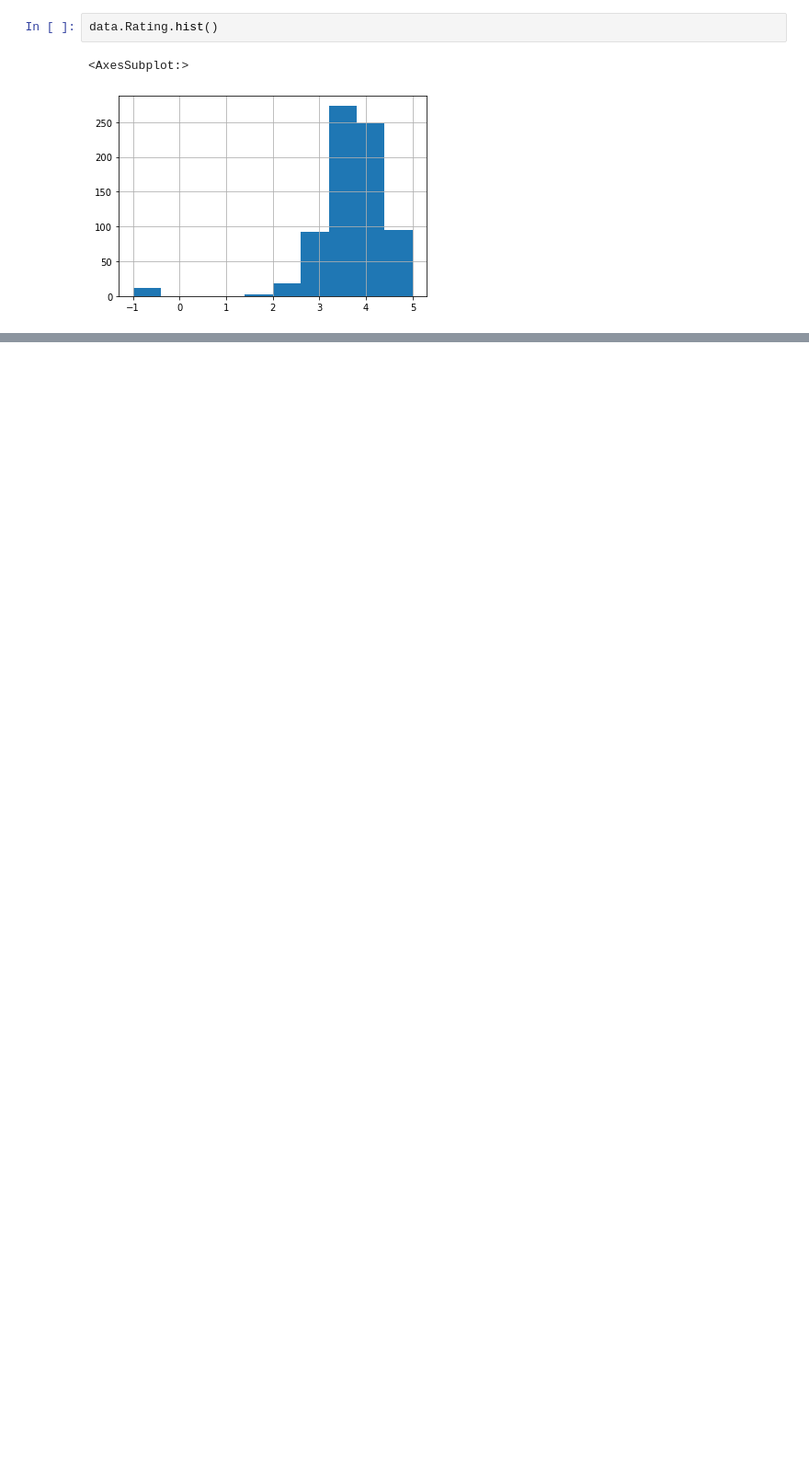
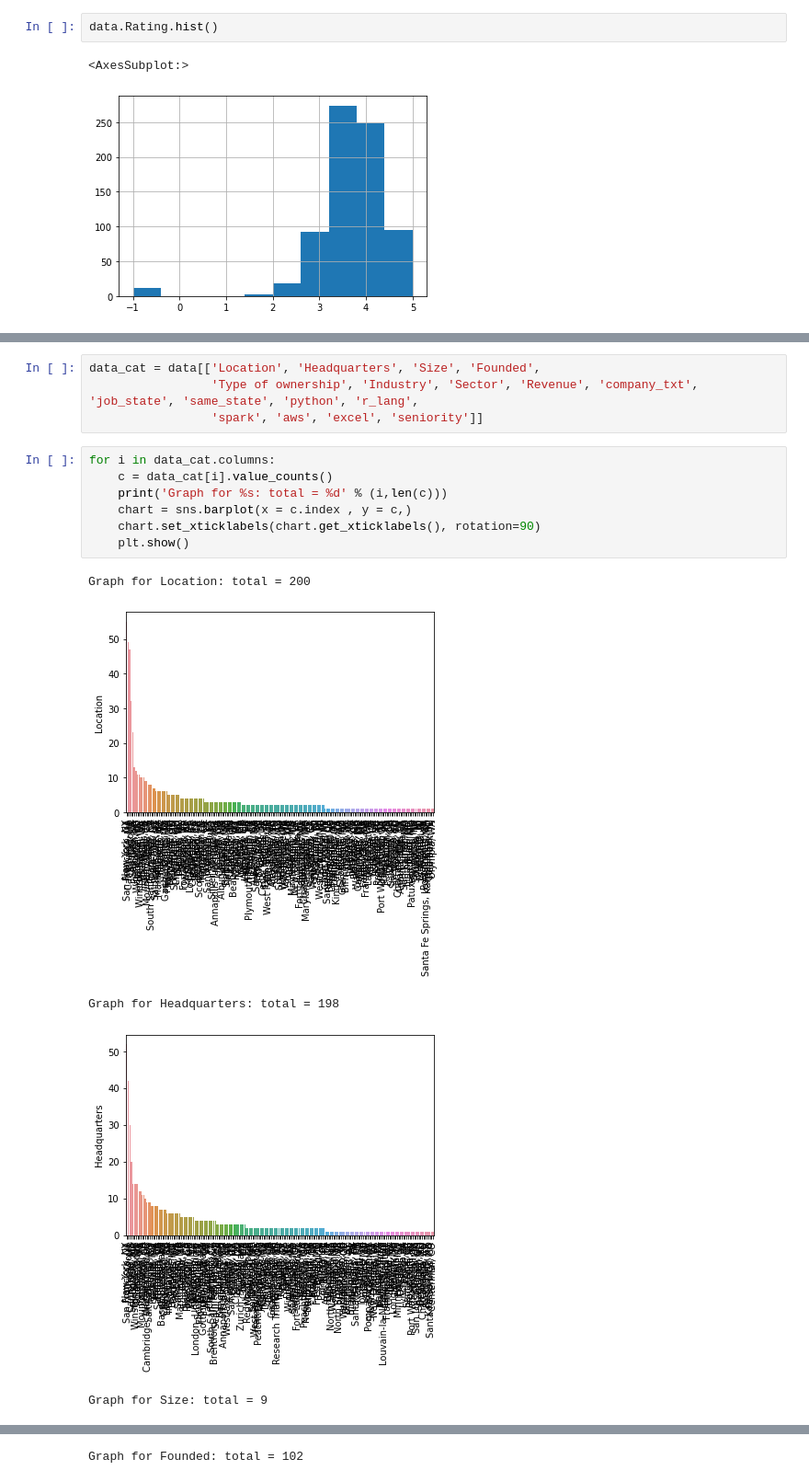
Before and after one commit to subhambh2000/Data_Science_Project, a Jupyter notebook: data_eda.ipynb, the cells around one changed output, grey strips where cells are left out. Shown at 92% size. Cells and saved outputs as stored; diff of their text form; blank space fills up the shorter version.

```diff
--- a/data_eda.ipynb
+++ b/data_eda.ipynb
@@ -124,0 +150,17 @@ data.Rating.hist()
+# %%
+data_cat = data[['Location', 'Headquarters', 'Size', 'Founded',
+                 'Type of ownership', 'Industry', 'Sector', 'Revenue', 'company_txt', 'job_state', 'same_state', 'python', 'r_lang',
+                 'spark', 'aws', 'excel', 'seniority']]
+# %%
+for i in data_cat.columns:
+    c = data_cat[i].value_counts()
+    print('Graph for %s: total = %d' % (i,len(c)))
+    chart = sns.barplot(x = c.index , y = c,)
+    chart.set_xticklabels(chart.get_xticklabels(), rotation=90)
+    plt.show()
+# %% [output]
+Graph for Location: total = 200
+[figure, added]
+Graph for Headquarters: total = 198
+[figure, added]
+Graph for Size: total = 9
@@ -124,0 +168 @@ data.Rating.hist()
+Graph for Founded: total = 102
```
Also changed, not shown: parts of 12 cells of this notebook.
